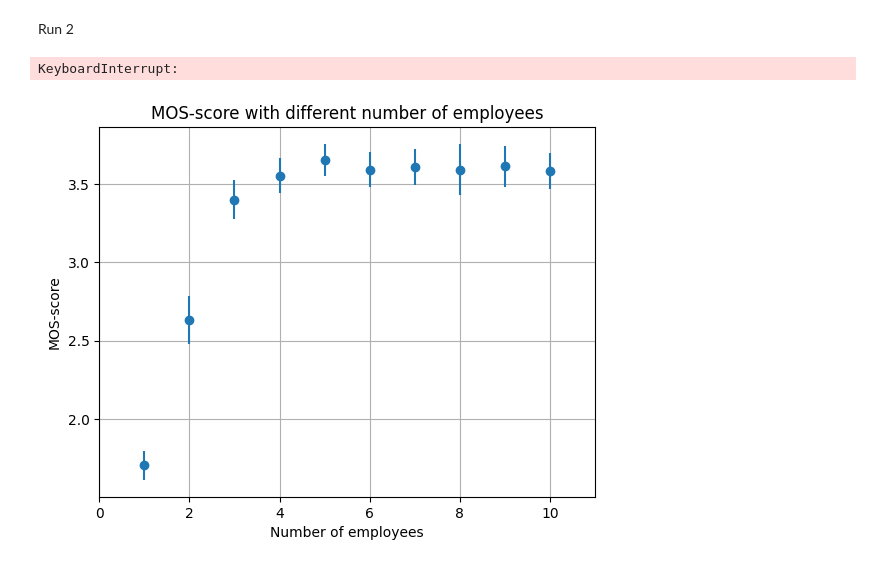
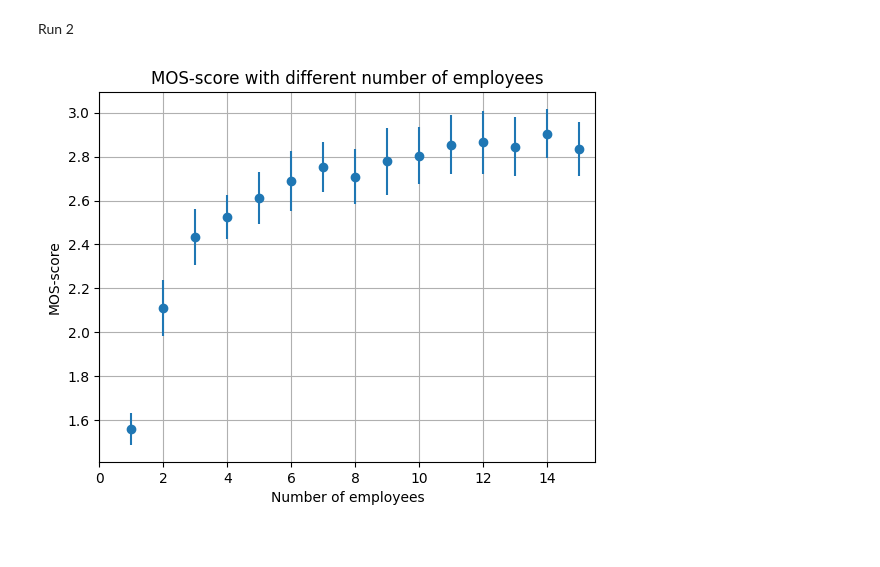
Before and after one commit to nemisis84/PYSE, a Jupyter notebook: scripts and notebooks/plotting.ipynb, the cells around one changed output. Drawn from its saved outputs; the diff is of its cells as text; code cells hidden in the pictures.

```diff
--- a/scripts and notebooks/plotting.ipynb
+++ b/scripts and notebooks/plotting.ipynb
@@ -18,7 +18,7 @@ def run():
     N = np.array([100, 150, 50, 150, 80, 40, 250])
     refilling_time = np.array([60, 36, 42, 42, 30, 60, 90])
 
-    employeers_range = 10
+    employeers_range = 15
     simulations = 30
 
     results = np.zeros((simulations, employeers_range))
@@ -55,15 +55,13 @@ Run 2
 df = run()
 mean_vals = df.mean(axis=0)
 std_vals = df.std(axis=0)
-# %% [output]
-KeyboardInterrupt:
 # %%
 plt.errorbar(range(1, len(mean_vals)+1), list(mean_vals), yerr = list(std_vals), fmt="o")
 plt.grid()
 plt.xlabel("Number of employees")
-plt.xlim(0,11)
+plt.xlim(0,15.5)
 plt.ylabel("MOS-score")
 plt.title("MOS-score with different number of employees")
 plt.savefig("../figures/Fig2.png")
 # %% [output]
-[figure, old version]
+[figure, new version]
```
Also changed, not shown: parts of 1 cell of this notebook, 7 other files.
